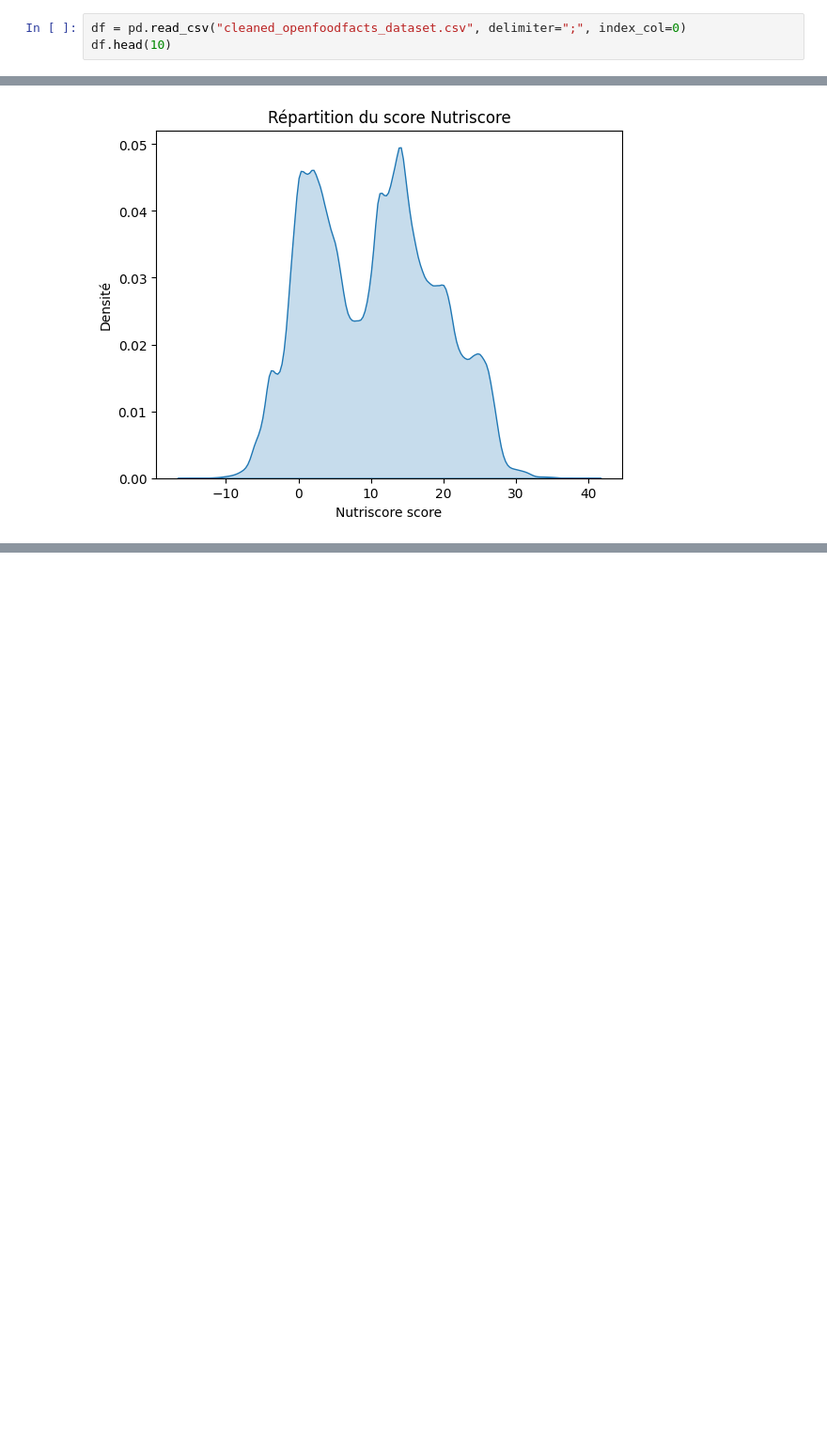
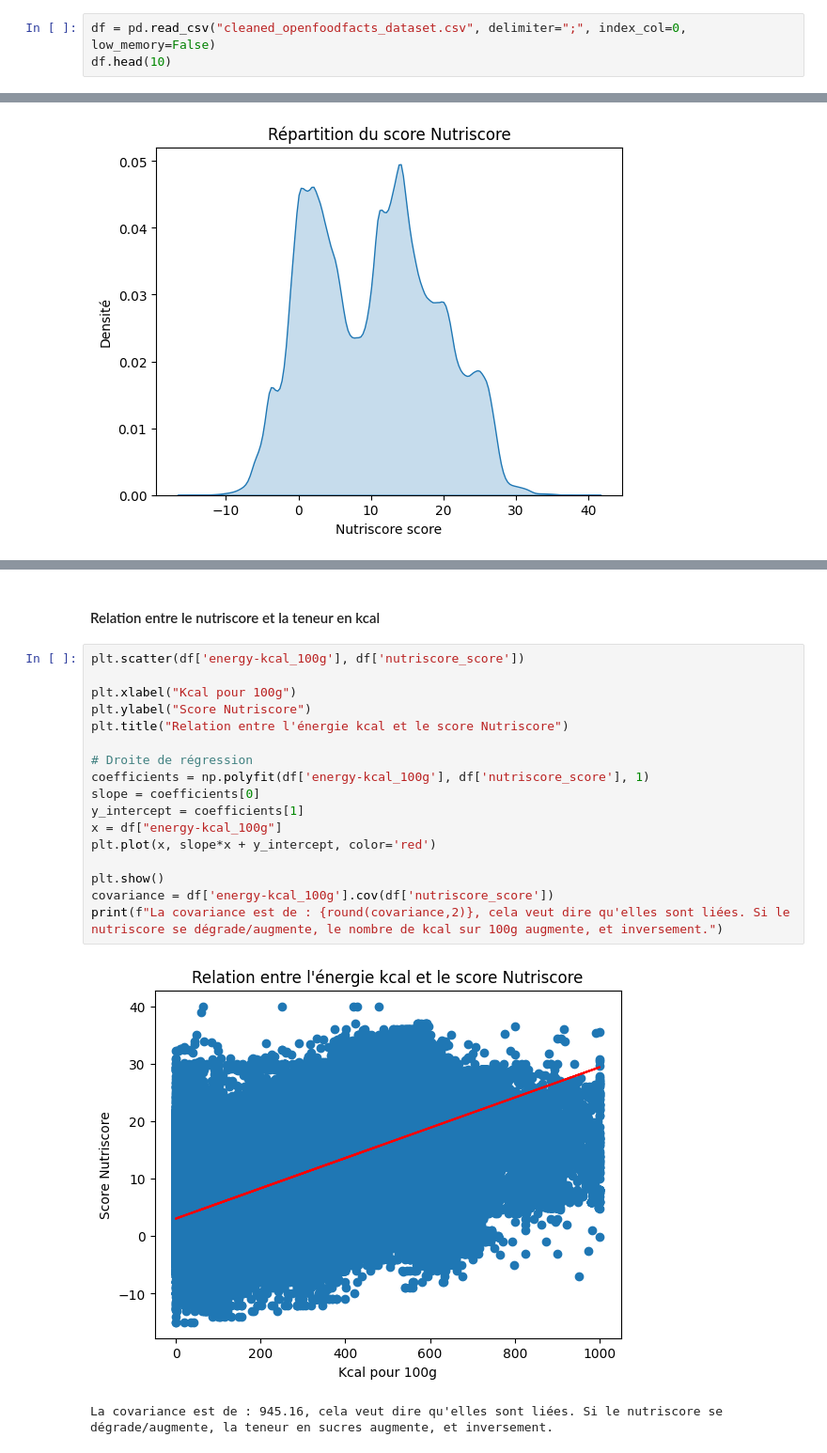
Before and after one commit to degregor69/nutriwise.io-data-analysis, a Jupyter notebook: nutriwise-io_analyse.ipynb, the cells around one changed output, grey strips where cells are left out. Shown at 94% size. Cells and saved outputs as stored; diff of their text form; blank space fills up the shorter version.

```diff
--- a/nutriwise-io_analyse.ipynb
+++ b/nutriwise-io_analyse.ipynb
@@ -5,7 +5,7 @@ import seaborn as sns
 
 import matplotlib.pyplot as plt
 # %%
-df = pd.read_csv("cleaned_openfoodfacts_dataset.csv", delimiter=";", index_col=0)
+df = pd.read_csv("cleaned_openfoodfacts_dataset.csv", delimiter=";", index_col=0, low_memory=False)
 df.head(10)
 # %% [output]
 |  | code | product_name | pnns_groups_2 | countries_tags | nutriscore_score | fiber_100g | proteins_100g | ... |
@@ -112,0 +116,22 @@ plt.show()
+# %% [markdown]
+#### Relation entre le nutriscore et la teneur en kcal
+# %%
+plt.scatter(df['energy-kcal_100g'], df['nutriscore_score'])
+
+plt.xlabel("Kcal pour 100g")
+plt.ylabel("Score Nutriscore")
+plt.title("Relation entre l'énergie kcal et le score Nutriscore")
+
+# Droite de régression
+coefficients = np.polyfit(df['energy-kcal_100g'], df['nutriscore_score'], 1)
+slope = coefficients[0]
+y_intercept = coefficients[1]
+x = df["energy-kcal_100g"]
+plt.plot(x, slope*x + y_intercept, color='red')
+
+plt.show()
+covariance = df['energy-kcal_100g'].cov(df['nutriscore_score'])
+print(f"La covariance est de : {round(covariance,2)}, cela veut dire qu'elles sont liées. Si le nutriscore se dégrade/augmente, le nombre de kcal sur 100g augmente, et inversement.")
+# %% [output]
+[figure, added]
+La covariance est de : 945.16, cela veut dire qu'elles sont liées. Si le nutriscore se dégrade/augmente, la teneur en sucres augmente, et inversement.
```
Also changed, not shown: parts of 6 cells of this notebook, 1 other file.
